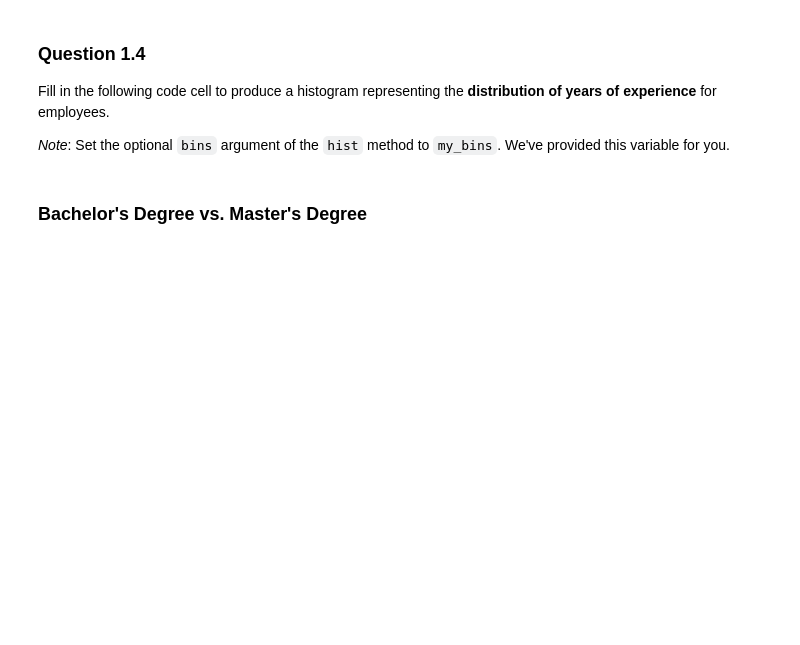
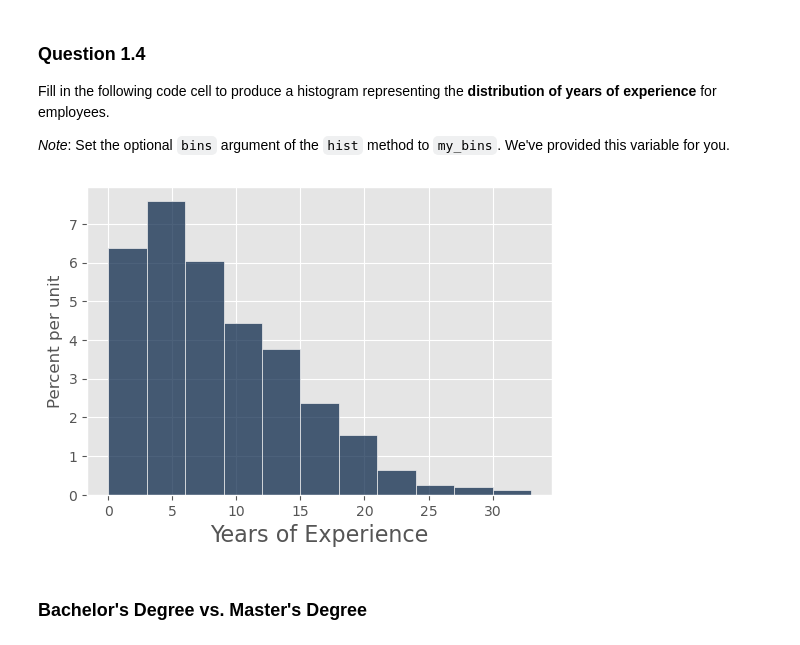
Before and after one commit to data-6-berkeley/materials-fa24, a Jupyter notebook: labs/lab06/lab06.ipynb, the cells around one changed output. Cells and saved outputs as stored; diff of their text form; code cells hidden in the pictures; blank space fills up the shorter version.

```diff
--- a/labs/lab06/lab06.ipynb
+++ b/labs/lab06/lab06.ipynb
@@ -184,6 +273,9 @@ Fill in the following code cell to produce a histogram representing the **distri
 *Note*: Set the optional `bins` argument of the `hist` method to `my_bins`. We've provided this variable for you.
 # %%
 my_bins = np.arange(0, 35, 3)
+clean_salary.hist("Years of Experience", density = True, bins = my_bins)
+# %% [output]
+[figure, added]
 # %% [markdown]
 <!-- END QUESTION -->
 
```
Also changed, not shown: parts of 27 cells of this notebook, 1 other file.
